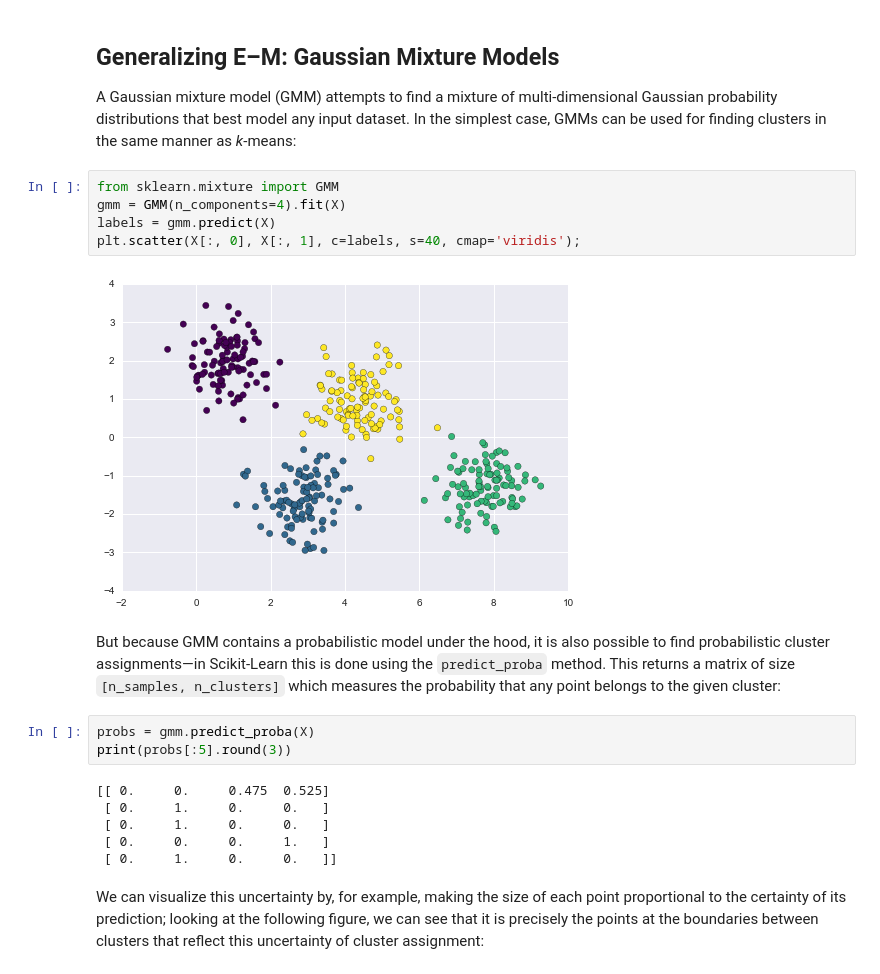
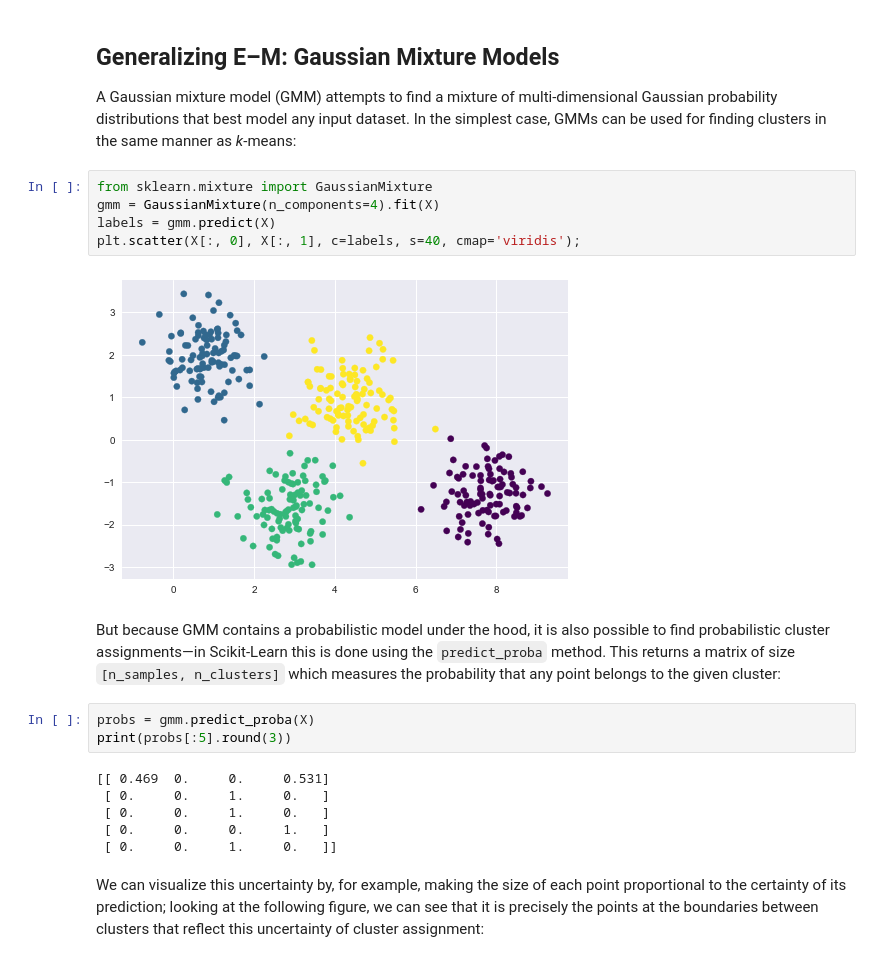
Before and after one commit to jakevdp/PythonDataScienceHandbook, a Jupyter notebook: notebooks/05.12-Gaussian-Mixtures.ipynb, the cells around one changed output. Drawn from its saved outputs; the diff is of its cells as text.

```diff
--- a/notebooks/05.12-Gaussian-Mixtures.ipynb
+++ b/notebooks/05.12-Gaussian-Mixtures.ipynb
@@ -100,12 +100,12 @@ It turns out these are two essential components of a different type of clusterin
 A Gaussian mixture model (GMM) attempts to find a mixture of multi-dimensional Gaussian probability distributions that best model any input dataset.
 In the simplest case, GMMs can be used for finding clusters in the same manner as *k*-means:
 # %%
-from sklearn.mixture import GMM
-gmm = GMM(n_components=4).fit(X)
+from sklearn.mixture import GaussianMixture
+gmm = GaussianMixture(n_components=4).fit(X)
 labels = gmm.predict(X)
 plt.scatter(X[:, 0], X[:, 1], c=labels, s=40, cmap='viridis');
 # %% [output]
-[figure, old version]
+[figure, new version]
 # %% [markdown]
 But because GMM contains a probabilistic model under the hood, it is also possible to find probabilistic cluster assignments—in Scikit-Learn this is done using the ``predict_proba`` method.
 This returns a matrix of size ``[n_samples, n_clusters]`` which measures the probability that any point belongs to the given cluster:
@@ -113,11 +113,11 @@ This returns a matrix of size ``[n_samples, n_clusters]`` which measures the pro
 probs = gmm.predict_proba(X)
 print(probs[:5].round(3))
 # %% [output]
-[[ 0.     0.     0.475  0.525]
- [ 0.     1.     0.     0.   ]
- [ 0.     1.     0.     0.   ]
+[[ 0.469  0.     0.     0.531]
+ [ 0.     0.     1.     0.   ]
+ [ 0.     0.     1.     0.   ]
  [ 0.     0.     0.     1.   ]
- [ 0.     1.     0.     0.   ]]
+ [ 0.     0.     1.     0.   ]]
 # %% [markdown]
 We can visualize this uncertainty by, for example, making the size of each point proportional to the certainty of its prediction; looking at the following figure, we can see that it is precisely the points at the boundaries between clusters that reflect this uncertainty of cluster assignment:
 # %%
```
Also changed, not shown: parts of 19 cells of this notebook.
